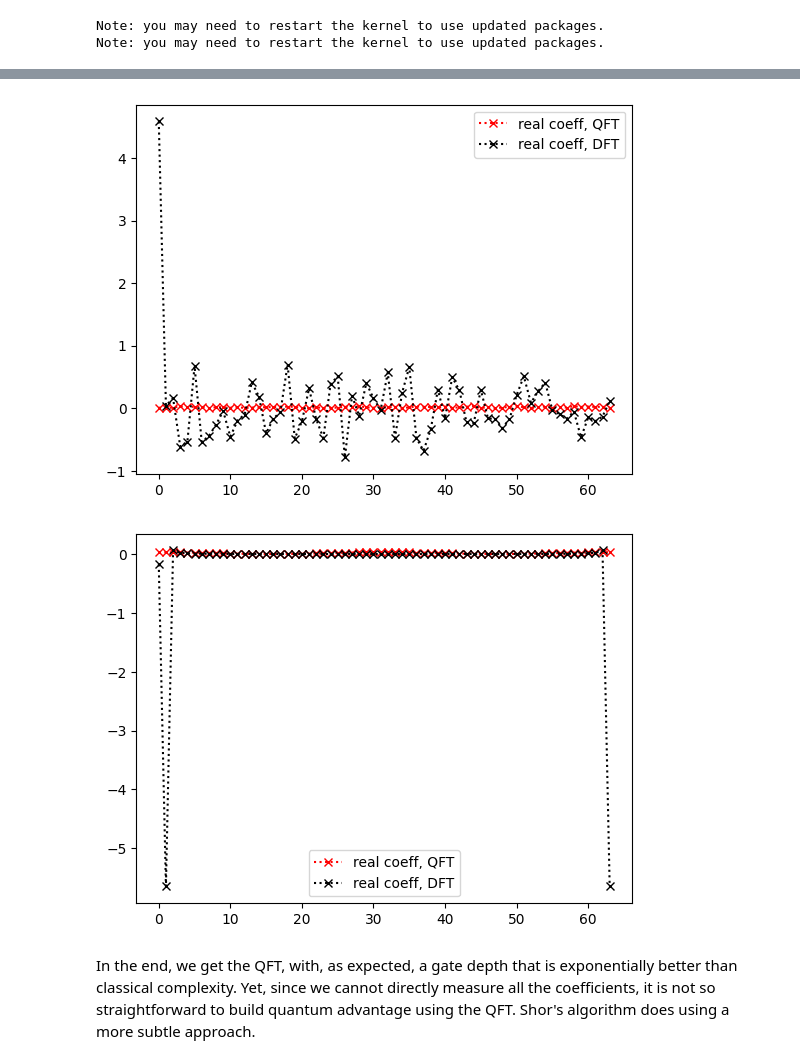
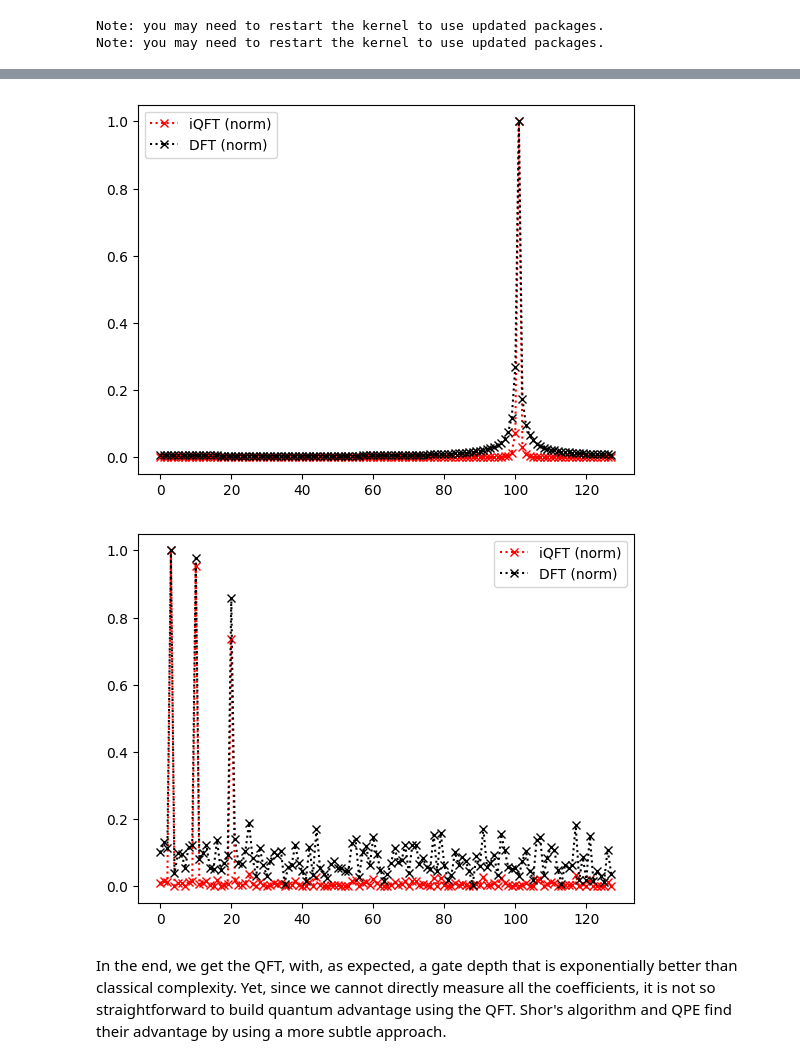
Before and after one commit to lmarti-dev/qiskit-tutorials, a Jupyter notebook: notebooks/solutions/03b_fourier_transform.ipynb, the cells around one changed output, grey strips where cells are left out. Drawn from its saved outputs; the diff is of its cells as text; code cells hidden in the pictures.

```diff
--- a/notebooks/solutions/03b_fourier_transform.ipynb
+++ b/notebooks/solutions/03b_fourier_transform.ipynb
@@ -45,7 +47,7 @@ import numpy as np
 def Rk(k:int):
 
     # EXERCISE: write down the matrix!
-    rk_mat=np.array([[1,0,0,0],[0,1,0,0],[0,0,1,0],[0,0,0,np.exp(2j*np.pi/(2**k))]])
+    rk_mat=np.array([[1,0,0,0],[0,1,0,0],[0,0,1,0],[0,0,0,np.exp(-1j*np.pi/(2**k))]])
     return UnitaryGate(rk_mat)
 
 def apply_controlled_rk(circ:QuantumCircuit,k:int,ctrl:int,targ:int)->None:
@@ -65,52 +77,62 @@ Anyway, in the next exercise, you need to create the QFT circuit. I've written t
 from scipy.fft import fft
 from qiskit.quantum_info import Statevector
 import matplotlib.pyplot as plt
-from qiskit.circuit.library import QFT
 
-def qft_circuit(n_qubits:int):
+def build_qft_circuit(n_qubits:int):
     # EXERCISE: write the QFT circuit!
     # hint: use two for loops
+    # don't forget the swaps!
     circuit = QuantumCircuit(n_qubits)
     for n in range(n_qubits):
         circuit.h(n)
         for j in range(n+1,n_qubits):
-            apply_controlled_rk(circuit,j,j,n)
+            apply_controlled_rk(circuit,j-n,j,n)
+    for q in range(n_qubits//2):
+        circuit.swap(q,n_qubits-1-q)
+    circuit = circuit.reverse_bits()
+    circuit = circuit.reverse_ops()
     return circuit
 
 def get_qft_coefficients(n_qubits,initial_state:np.ndarray):
     circuit = QuantumCircuit(n_qubits)
     circuit.prepare_state(state=initial_state)
-    circuit.compose(QFT(n_qubits,inverse=True,do_swaps=False))
+    qft_circuit = build_qft_circuit(n_qubits)
+    # qft_circuit = QFT(n_qubits,do_swaps=False,inverse=True)
+
+    circuit.append(qft_circuit,qargs=range(n_qubits))
     statevector = Statevector.from_instruction(circuit)
     return statevector.probabilities()
 
 
 def check_results(initial_state:np.ndarray,n_qubits:int):
 
+    fft_amplitudes = fft(initial_state,len(initial_state))
     amplitudes=get_qft_coefficients(n_qubits,initial_state)
 
-    fft_amplitudes = fft(initial_state,len(initial_state))
-
-    plt.plot(range(len(amplitudes)),np.real(amplitudes),"rx:",label="real coeff, QFT")
-    plt.plot(range(len(amplitudes)),np.real(fft_amplitudes),"kx:",label="real coeff, DFT")
-    # plt.plot(range(len(amplitudes)),np.imag(amplitudes),"bo:",label="imag coeff, QFT")
-    # plt.plot(range(len(amplitudes)),np.imag(fft_amplitudes),"ko:",label="imag coeff, DFT")
+    plt.plot(range(len(amplitudes)),np.abs(amplitudes)/np.max(np.abs(amplitudes)),"rx:",label="iQFT (norm)")
+    plt.plot(range(len(amplitudes)),np.abs(fft_amplitudes)/np.max(np.abs(fft_amplitudes)),"kx:",label="DFT (norm)")
     plt.legend()
     plt.show()
-n_qubits=6
 
-# RANDOM VECTOR
-initial_state = np.random.rand(2**n_qubits)+1j*np.random.rand(2**n_qubits)
+
+n_qubits=7
+
+# SIMPLE VECTOR: frequency of 100
+initial_state = np.exp(1j*100*np.pi*np.linspace(0,2,2**n_qubits))
 initial_state/=np.linalg.norm(initial_state)
+
 check_results(initial_state,n_qubits=n_qubits)
 
 
-# COS VECTOR
-initial_state = np.cos(np.linspace(-np.pi,np.pi,2**n_qubits))
+# HARMONICS VECTOR + NOISE: frequencies of 3, 10, 20 + random noise
+initial_state = np.exp(1j*2*np.pi*np.random.rand(2**n_qubits))
+initial_state += np.exp(1j*np.pi*3*np.linspace(0,2,2**n_qubits))
+initial_state += np.exp(1j*np.pi*10*np.linspace(0,2,2**n_qubits))
+initial_state += np.exp(1j*np.pi*20*np.linspace(0,2,2**n_qubits))
 initial_state/=np.linalg.norm(initial_state)
 check_results(initial_state,n_qubits=n_qubits)
 # %% [output]
-[figure, old version]
+[figure, new version]
-[figure, old version]
+[figure, new version]
 # %% [markdown]
-In the end, we get the QFT, with, as expected, a gate depth that is exponentially better than classical complexity. Yet, since we cannot directly measure all the coefficients, it is not so straightforward to build quantum advantage using the QFT. Shor's algorithm does using a more subtle approach.
+In the end, we get the QFT, with, as expected, a gate depth that is exponentially better than classical complexity. Yet, since we cannot directly measure all the coefficients, it is not so straightforward to build quantum advantage using the QFT. Shor's algorithm and QPE find their advantage by using a more subtle approach.
```
Also changed, not shown: parts of 3 cells of this notebook, 1 other file.
